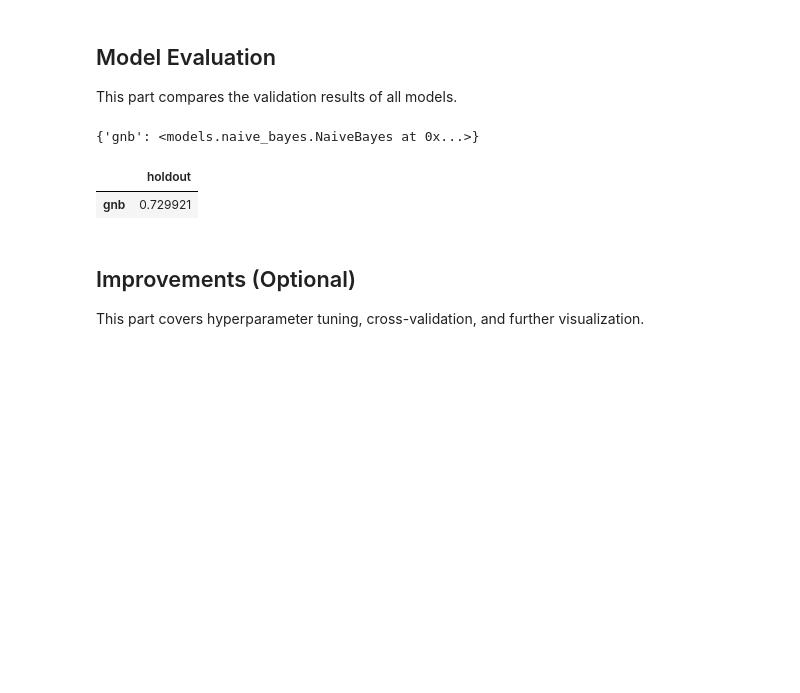
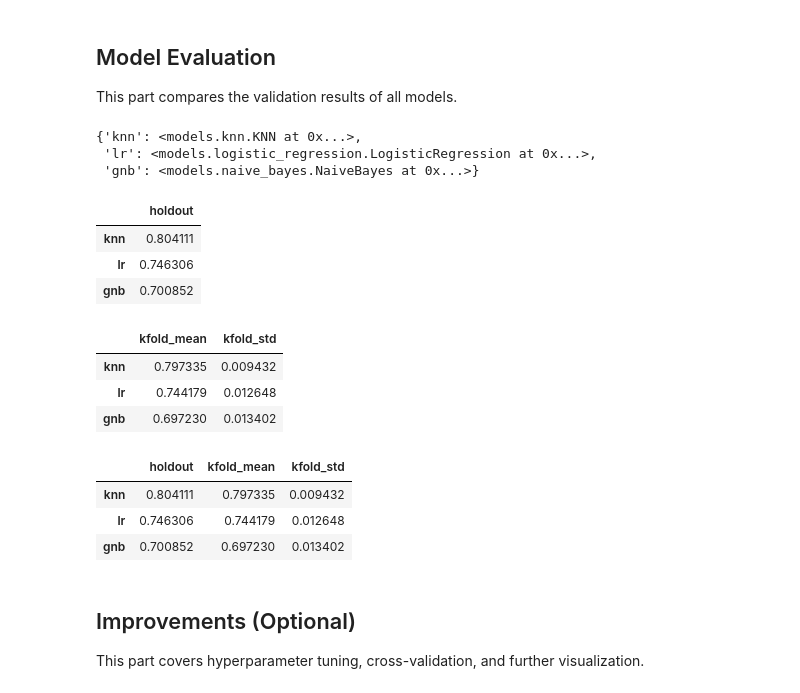
Before and after one commit to adielrum/IF3170_G32_PasukanPramaPutra, a Jupyter notebook: src/main.ipynb, the cells around one changed output. Saved outputs shown, nothing was run; the diff lists cells and outputs as text; code cells hidden in the pictures; blank space fills up the shorter version.

Commit message:
feat(modeling): add PCA evaluation and fix K-Fold indexing

```diff
--- a/src/main.ipynb
+++ b/src/main.ipynb
@@ -2080,15 +2080,17 @@ gnb
 This part compares the validation results of all models.
 # %%
 models = {
-        # 'knn': knn,
+        'knn': knn,
         # 'dtl': dtl,
         # 'svc': svc,
-        # 'lr': lr,
+        'lr': lr,
         'gnb': gnb
         }
 models
 # %% [output]
-{'gnb': <models.naive_bayes.NaiveBayes at 0x...>}
+{'knn': <models.knn.KNN at 0x...>,
+ 'lr': <models.logistic_regression.LogisticRegression at 0x...>,
+ 'gnb': <models.naive_bayes.NaiveBayes at 0x...>}
 # %%
 def fit_predict(model, X_fit, y_fit, X_eval, method=None):
     X_resampled, y_resampled = resample(X_fit, y_fit, method)
@@ -2104,8 +2106,10 @@ def holdout(models, X_train, y_train, X_val, y_val, method=None):
 
     return pd.Series(scores, name='holdout').to_frame()
 # %%
-holdout_table = holdout(models, X_train, y_train, X_val, y_val)
+holdout_table = holdout(models, X_train_pca, y_train_final, X_val_pca, y_val_final)
 holdout_table
 # %% [output]
 |  | holdout |
-| gnb | 0.729921 |
+| knn | 0.804111 |
+| lr | 0.746306 |
+| gnb | 0.700852 |
@@ -2111,0 +2137,8 @@ holdout_table
+# %%
+kfold_table = kfold(models, X_train_pca, y_train_final)
+kfold_table
+# %% [output]
+|  | kfold_mean | kfold_std |
+| knn | 0.797335 | 0.009432 |
+| lr | 0.744179 | 0.012648 |
+| gnb | 0.697230 | 0.013402 |
@@ -2112,3 +2148,10 @@ holdout_table
+# %%
+compare(holdout_table, kfold_table)
+# %% [output]
+|  | holdout | kfold_mean | kfold_std |
+| knn | 0.804111 | 0.797335 | 0.009432 |
+| lr | 0.746306 | 0.744179 | 0.012648 |
+| gnb | 0.700852 | 0.697230 | 0.013402 |
 # %% [markdown]
 ## Improvements (Optional)
 
```
Also changed, not shown: parts of 3 cells of this notebook.
